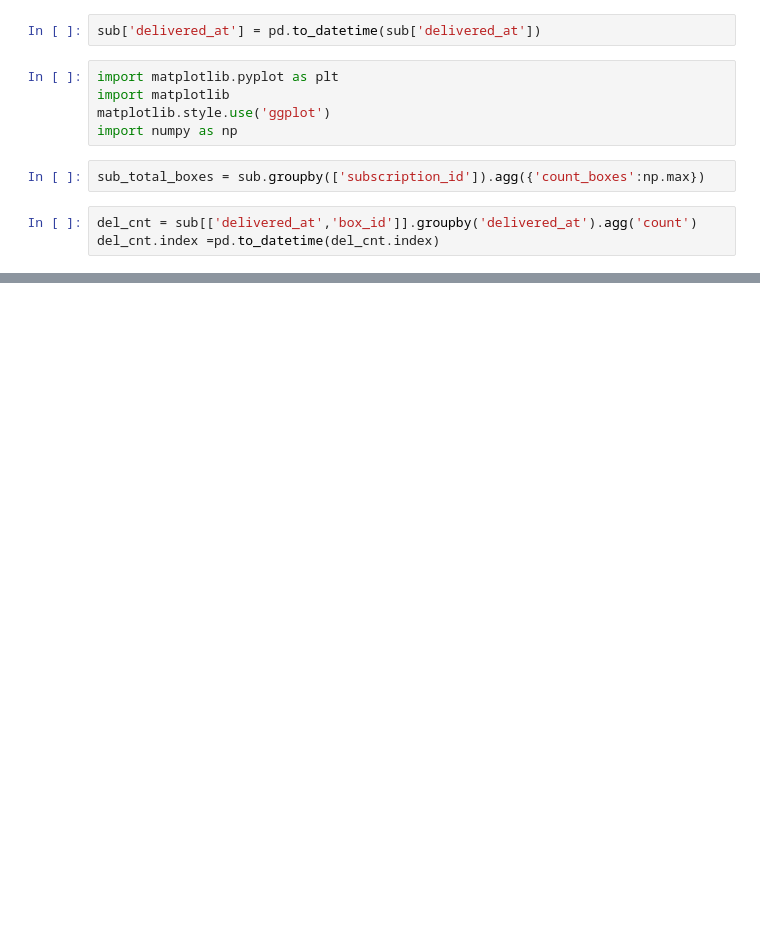
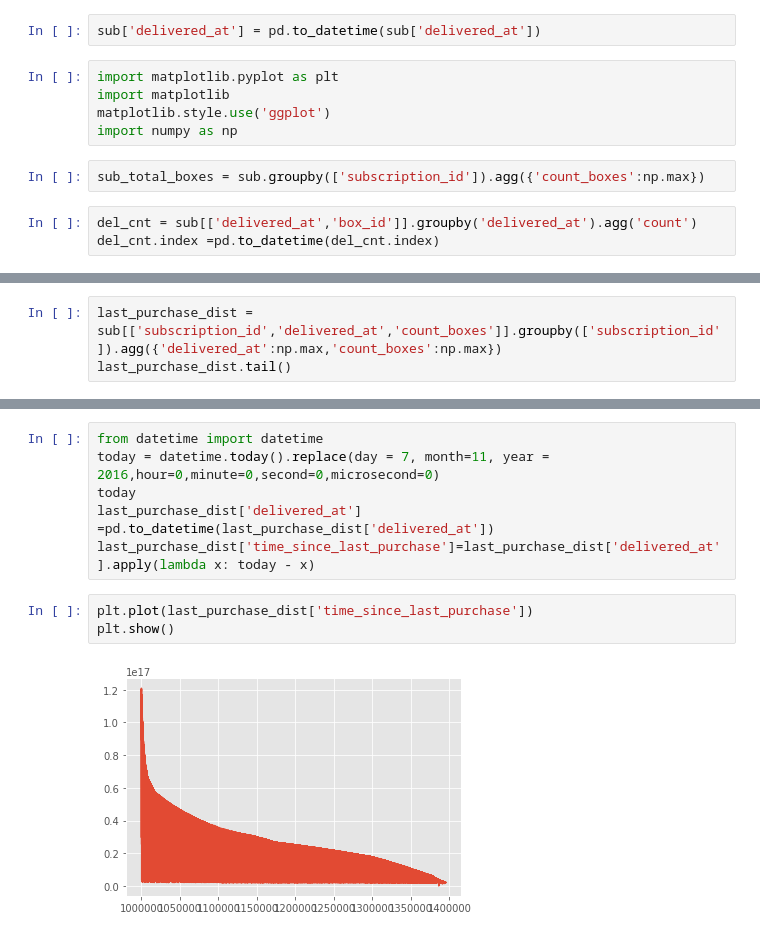
Before and after one commit to puneetjindal/r_python, a Jupyter notebook: meal_delivery/meal_delivery_eda.ipynb, the cells around one changed output, grey strips where cells are left out. Drawn from its saved outputs; the diff is of its cells as text; blank space fills up the shorter version.

```diff
--- a/meal_delivery/meal_delivery_eda.ipynb
+++ b/meal_delivery/meal_delivery_eda.ipynb
@@ -41,0 +27,3 @@ plt.show()
+# %%
+last_purchase_dist = sub[['subscription_id','delivered_at','count_boxes']].groupby(['subscription_id']).agg({'delivered_at':np.max,'count_boxes':np.max})
+last_purchase_dist.tail()
@@ -41,0 +38,11 @@ plt.show()
+# %%
+from datetime import datetime
+today = datetime.today().replace(day = 7, month=11, year = 2016,hour=0,minute=0,second=0,microsecond=0)
+today
+last_purchase_dist['delivered_at'] =pd.to_datetime(last_purchase_dist['delivered_at'])
+last_purchase_dist['time_since_last_purchase']=last_purchase_dist['delivered_at'].apply(lambda x: today - x)
+# %%
+plt.plot(last_purchase_dist['time_since_last_purchase'])
+plt.show()
+# %% [output]
+[figure, added]
```
Also changed, not shown: parts of 9 cells of this notebook.
